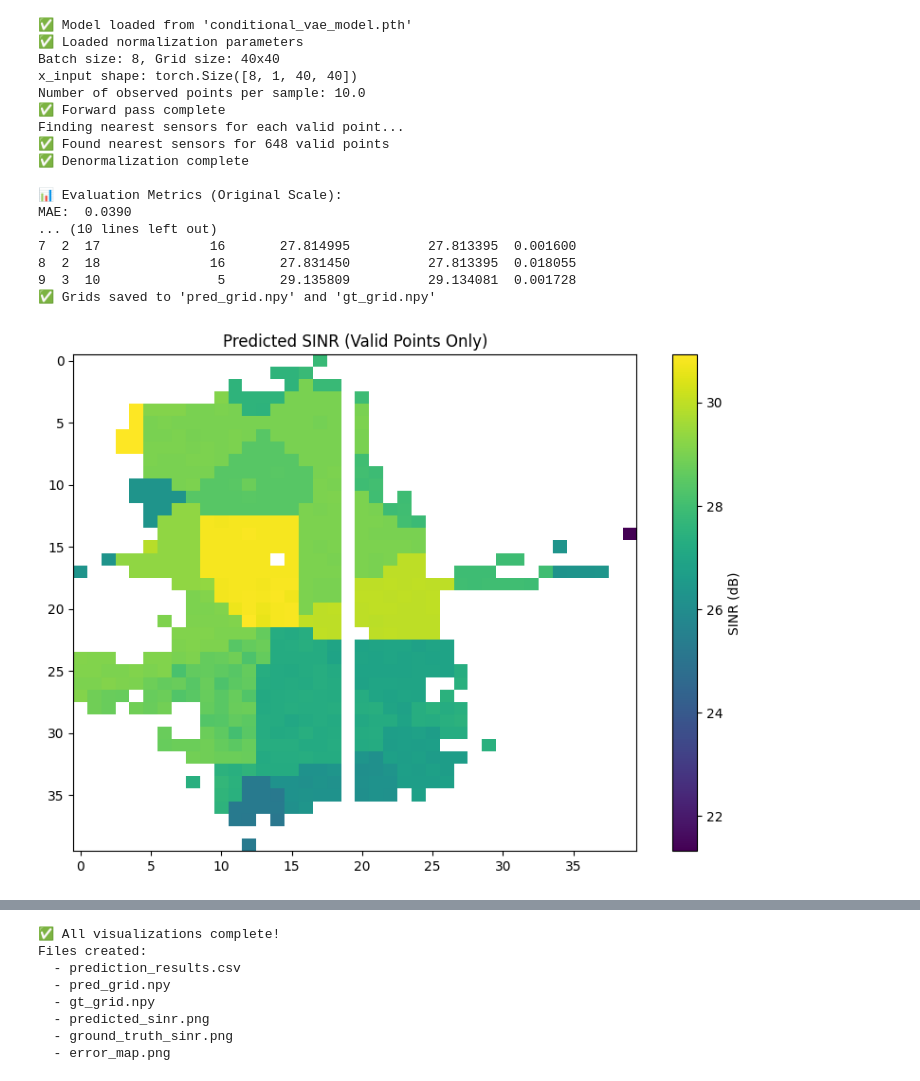
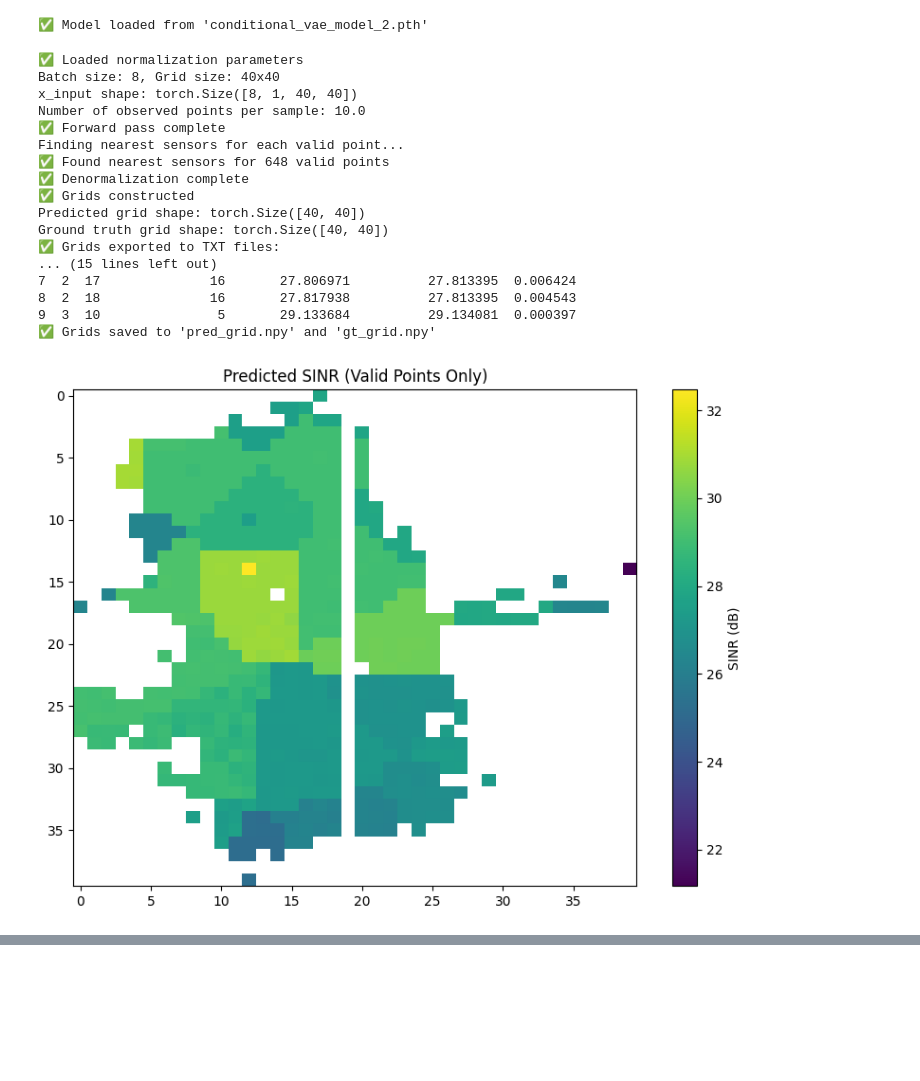
Before and after one commit to longwei-xiao/PyTorch-VAE, a Jupyter notebook: test_model_file.ipynb, the cells around one changed output, grey strips where cells are left out. Drawn from its saved outputs; the diff is of its cells as text; code cells hidden in the pictures; blank space fills up the shorter version.

```diff
--- a/test_model_file.ipynb
+++ b/test_model_file.ipynb
@@ -254,6 +254,7 @@ val_coords_x = torch.tensor(val_coords[:, 1], dtype=torch.long)
 
 # train coordinates = all except val set
 train_mask = np.ones(len(measurement_indices), dtype=bool)
+train_mask[val_indices] = False
 train_coords = measurement_indices[train_mask]
 
 train_coords_y = torch.tensor(train_coords[:, 0], dtype=torch.long)
@@ -418,7 +430,7 @@ import numpy as np
 import pandas as pd
 
 # ✅ 第一步：加载训练好的模型
-device = torch.device("cuda" if torch.cuda.is_available() else "cpu")
+device = torch.device("cuda")
 
 model = ConditionalVAE(
     in_channels=1,
@@ -429,8 +441,8 @@ model = ConditionalVAE(
     hidden_dims=[32,64,128,256,512]
 ).to(device)
 
-model.load_state_dict(torch.load("conditional_vae_model.pth"))
-print("✅ Model loaded from 'conditional_vae_model.pth'")
+model.load_state_dict(torch.load("conditional_vae_model_2.pth"))
+print("✅ Model loaded from 'conditional_vae_model_2.pth'")
 
 model.eval()
 
@@ -499,6 +511,29 @@ gt_grid_valid_only = torch.zeros((H, W))
 pred_grid_orig[valid_y_cpu, valid_x_cpu] = torch.tensor(pred_vals_orig)
 gt_grid_valid_only[valid_y_cpu, valid_x_cpu] = torch.tensor(gt_vals_orig)
 
+print("✅ Grids constructed")
+print("Predicted grid shape:", pred_grid_orig.shape)
+print("Ground truth grid shape:", gt_grid_valid_only.shape)
+
+# ✅ 输出网格到TXT文档
+with open("pred_grid_output.txt", "w") as f:
+    f.write("# Predicted SINR Grid (40x40)\n")
+    f.write("# Format: Row-by-row, 0 indicates invalid/unobserved points\n\n")
+    for i in range(H):
+        row_values = [f"{pred_grid_orig[i, j].item():.6f}" for j in range(W)]
+        f.write(" ".join(row_values) + "\n")
+
+with open("gt_grid_output.txt", "w") as f:
+    f.write("# Ground Truth SINR Grid (40x40)\n")
+    f.write("# Format: Row-by-row, 0 indicates invalid/unobserved points\n\n")
+    for i in range(H):
+        row_values = [f"{gt_grid_valid_only[i, j].item():.6f}" for j in range(W)]
+        f.write(" ".join(row_values) + "\n")
+
+print("✅ Grids exported to TXT files:")
+print("  - pred_grid_output.txt")
+print("  - gt_grid_output.txt")
+
 # ✅ 第十步：计算误差
 error_vals = np.abs(pred_vals_orig - gt_vals_orig)
 mae = error_vals.mean()
@@ -540,48 +575,51 @@ plt.show()
 # ✅ 第十四步：可视化真实值
 masked_gt = np.ma.masked_where(gt_grid_valid_only == 0, gt_grid_valid_only)
 plt.figure(figsize=(8, 6))
 plt.imshow(masked_gt, cmap='viridis', aspect='auto')
 plt.colorbar(label='SINR (dB)')
 plt.title("Ground Truth SINR (Valid Points Only)")
 plt.tight_layout()
 plt.savefig("ground_truth_sinr.png", dpi=150)
 plt.show()
 
 # ✅ 第十五步：可视化误差
 error_grid = torch.abs(pred_grid_orig - gt_grid_valid_only)
 masked_error = np.ma.masked_where(error_grid == 0, error_grid)
 plt.figure(figsize=(8, 6))
 plt.imshow(masked_error, cmap='coolwarm', aspect='auto')
 plt.colorbar(label='Absolute Error (dB)')
 plt.title(f"Prediction Error (MAE={mae:.4f}, RMSE={rmse:.4f})")
 plt.tight_layout()
 plt.savefig("error_map.png", dpi=150)
 plt.show()
 
 print("\n✅ All visualizations complete!")
 print("Files created:")
 print("  - prediction_results.csv")
 print("  - pred_grid.npy")
 print("  - gt_grid.npy")
+print("  - pred_grid_output.txt")
+print("  - gt_grid_output.txt")
 print("  - predicted_sinr.png")
 print("  - ground_truth_sinr.png")
 print("  - error_map.png")
 # %% [output]
-✅ Model loaded from 'conditional_vae_model.pth'
-✅ Loaded normalization parameters
-Batch size: 8, Grid size: 40x40
-x_input shape: torch.Size([8, 1, 40, 40])
-Number of observed points per sample: 10.0
-✅ Forward pass complete
-Finding nearest sensors for each valid point...
-✅ Found nearest sensors for 648 valid points
-✅ Denormalization complete
-
-📊 Evaluation Metrics (Original Scale):
-MAE:  0.0390
-... (10 lines left out)
-7  2  17              16       27.814995          27.813395  0.001600
-8  2  18              16       27.831450          27.813395  0.018055
-9  3  10               5       29.135809          29.134081  0.001728
-✅ Grids saved to 'pred_grid.npy' and 'gt_grid.npy'
+✅ Model loaded from 'conditional_vae_model_2.pth'
+✅ Loaded normalization parameters
+Batch size: 8, Grid size: 40x40
+x_input shape: torch.Size([8, 1, 40, 40])
+Number of observed points per sample: 10.0
+✅ Forward pass complete
+Finding nearest sensors for each valid point...
+✅ Found nearest sensors for 648 valid points
+✅ Denormalization complete
+✅ Grids constructed
+Predicted grid shape: torch.Size([40, 40])
+Ground truth grid shape: torch.Size([40, 40])
+✅ Grids exported to TXT files:
+... (15 lines left out)
+7  2  17              16       27.806971          27.813395  0.006424
+8  2  18              16       27.817938          27.813395  0.004543
+9  3  10               5       29.133684          29.134081  0.000397
+✅ Grids saved to 'pred_grid.npy' and 'gt_grid.npy'
-[figure, old version]
+[figure, new version]
@@ -590,8 +627,0 @@ MAE:  0.0390
-✅ All visualizations complete!
-Files created:
-  - prediction_results.csv
-  - pred_grid.npy
-  - gt_grid.npy
-  - predicted_sinr.png
-  - ground_truth_sinr.png
-  - error_map.png
```
Also changed, not shown: parts of 8 cells of this notebook.
